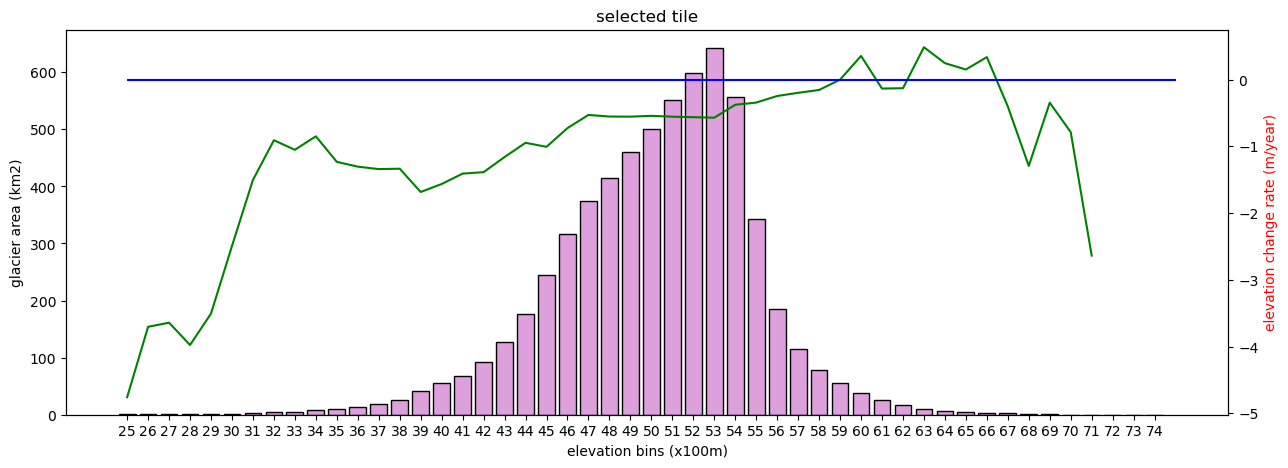
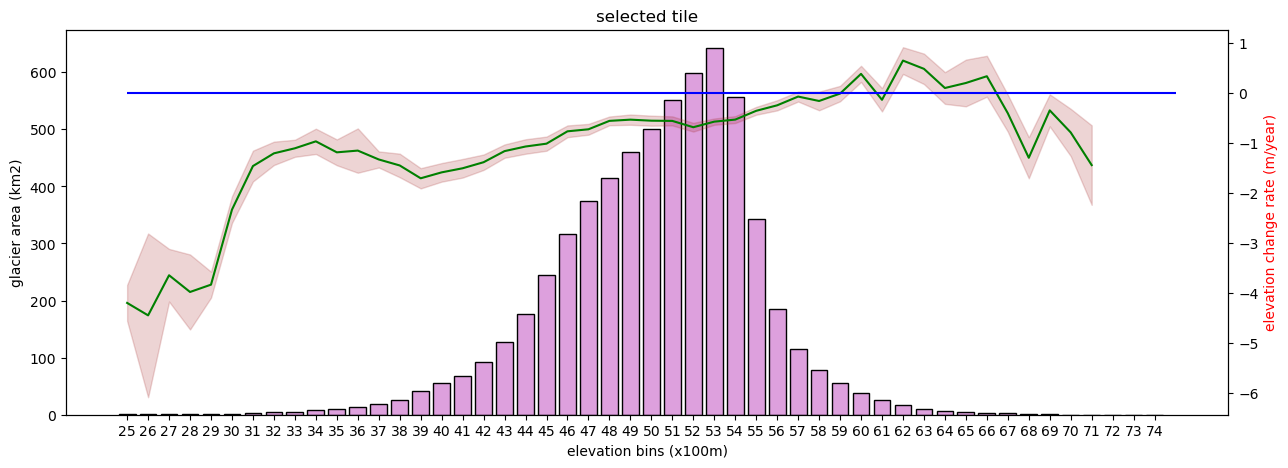
The notebook cell's code change between the first figure and the second:
--- before
+++ after
@@ -8,4 +8,7 @@
 ax2.set_ylabel('elevation change rate (m/year)', color='red')
 ax2.plot(rate_bins, 'g')
+ax2.fill_between(bins_id_start, np.array(rate_bins)-np.array(rate_error_bins), 
+                 np.array(rate_bins)+np.array(rate_error_bins), color='Brown', alpha=0.2)
+
 ax2.hlines(y=0, xmin=0, xmax=50, colors='blue')
 # plt.xticks([1, 25, 50], [2500, 5000, 7500])

Commit: new commit